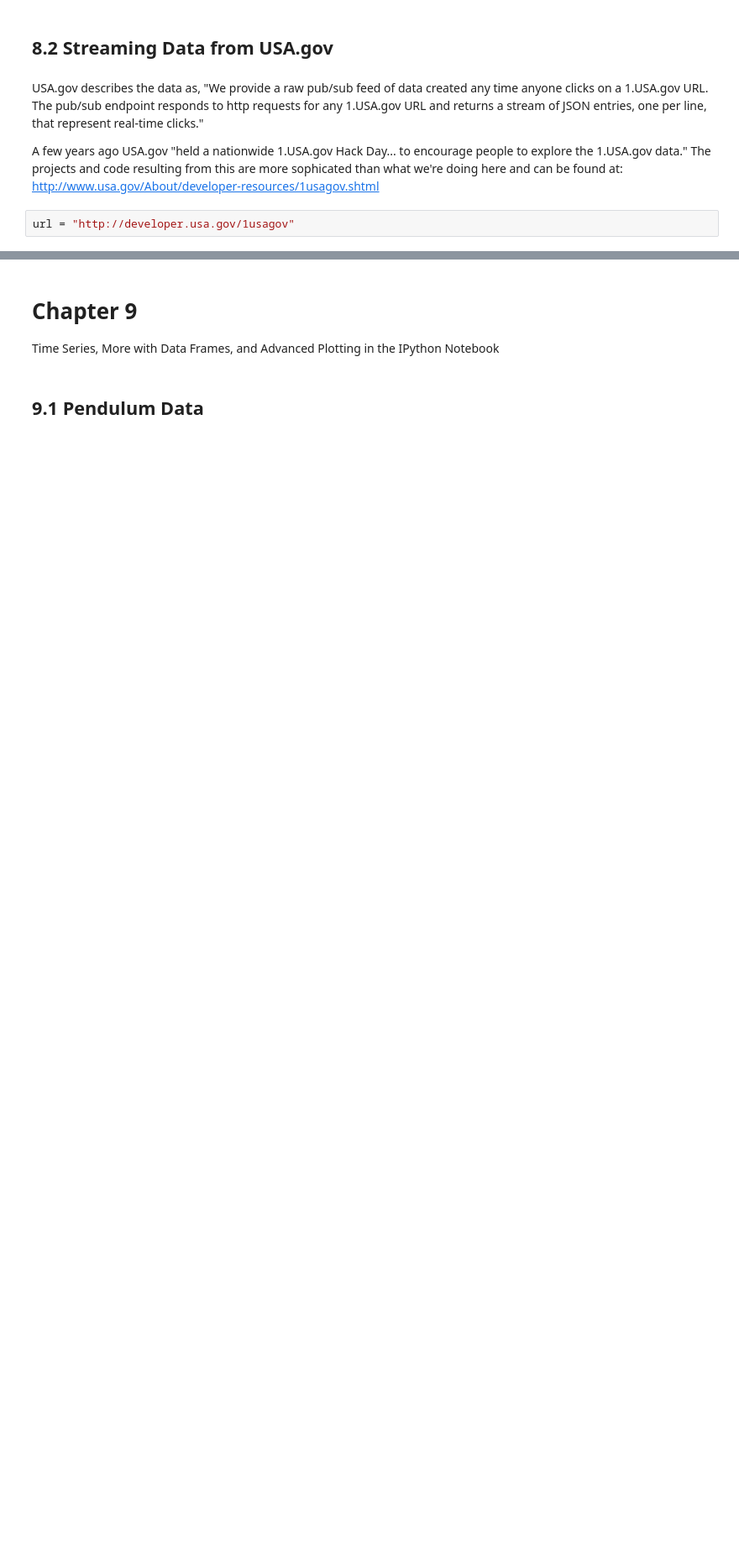
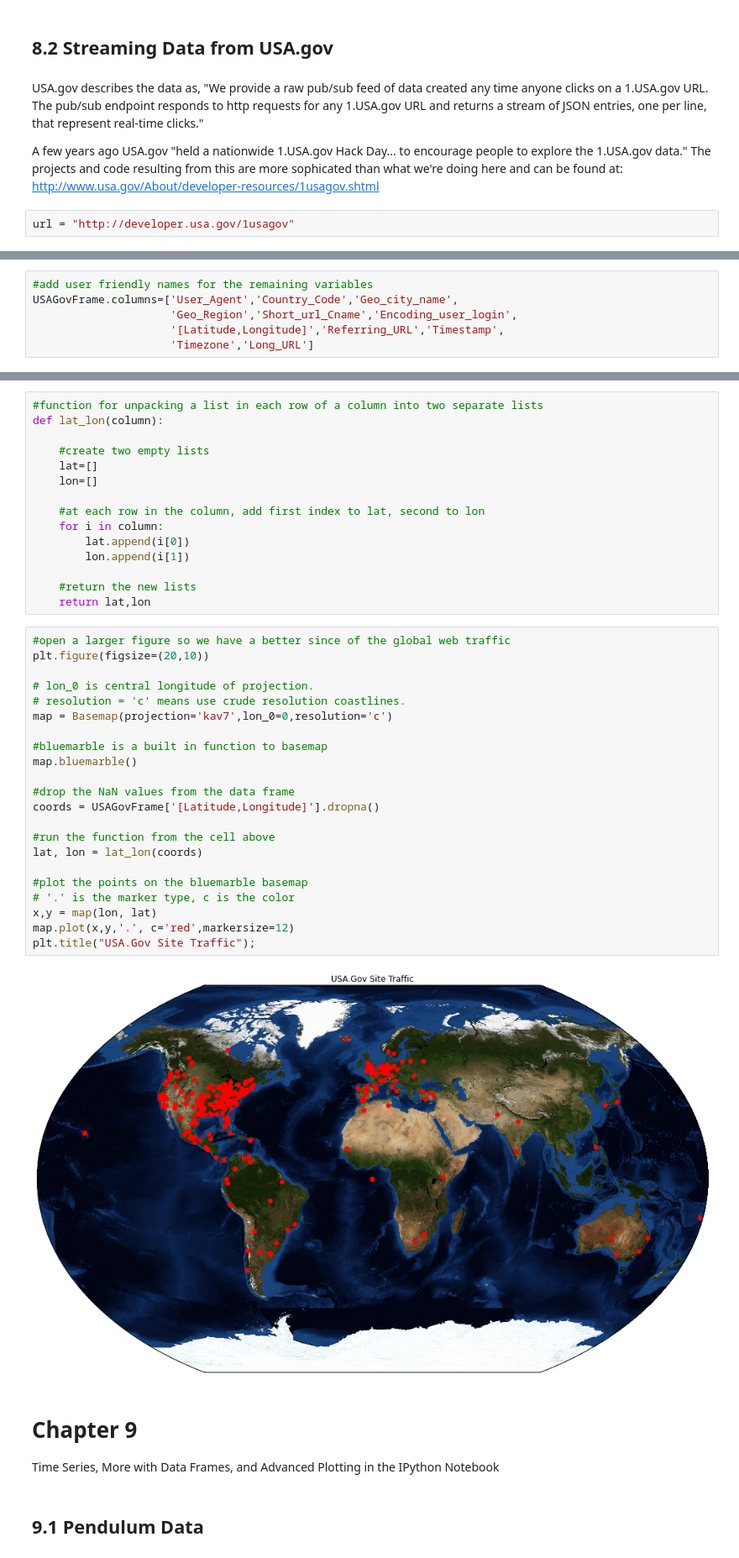
Before and after one commit to JeremyMMulcahey/IPythonNotebook, a Jupyter notebook: SeniorProject/SeniorProject.ipynb, the cells around one changed output, grey strips where cells are left out. Shown at 84% size. Cells and saved outputs as stored; diff of their text form; blank space fills up the shorter version.

```diff
--- a/SeniorProject/SeniorProject.ipynb
+++ b/SeniorProject/SeniorProject.ipynb
@@ -1421,0 +1442,6 @@ USAGovFrame.head()
+# %%
+#add user friendly names for the remaining variables
+USAGovFrame.columns=['User_Agent','Country_Code','Geo_city_name',
+                     'Geo_Region','Short_url_Cname','Encoding_user_login',
+                     '[Latitude,Longitude]','Referring_URL','Timestamp',
+                     'Timezone','Long_URL']
@@ -1422,3 +1471,42 @@ USAGovFrame.head()
+# %%
+#function for unpacking a list in each row of a column into two separate lists
+def lat_lon(column):
+
+    #create two empty lists
+    lat=[]
+    lon=[]
+
+    #at each row in the column, add first index to lat, second to lon
+    for i in column:
+        lat.append(i[0])
+        lon.append(i[1])
+
+    #return the new lists
+    return lat,lon
+# %%
+#open a larger figure so we have a better since of the global web traffic
+plt.figure(figsize=(20,10))
+
+# lon_0 is central longitude of projection.
+# resolution = 'c' means use crude resolution coastlines.
+map = Basemap(projection='kav7',lon_0=0,resolution='c')
+
+#bluemarble is a built in function to basemap
+map.bluemarble()
+
+#drop the NaN values from the data frame
+coords = USAGovFrame['[Latitude,Longitude]'].dropna()
+
+#run the function from the cell above
+lat, lon = lat_lon(coords)
+
+#plot the points on the bluemarble basemap
+# '.' is the marker type, c is the color
+x,y = map(lon, lat)
+map.plot(x,y,'.', c='red',markersize=12)
+plt.title("USA.Gov Site Traffic");
+# %% [output]
+[figure, added]
 # %% [markdown]
 # Chapter 9<br>
 Time Series, More with Data Frames, and Advanced Plotting in the IPython Notebook
```
Also changed, not shown: parts of 61 cells of this notebook.
